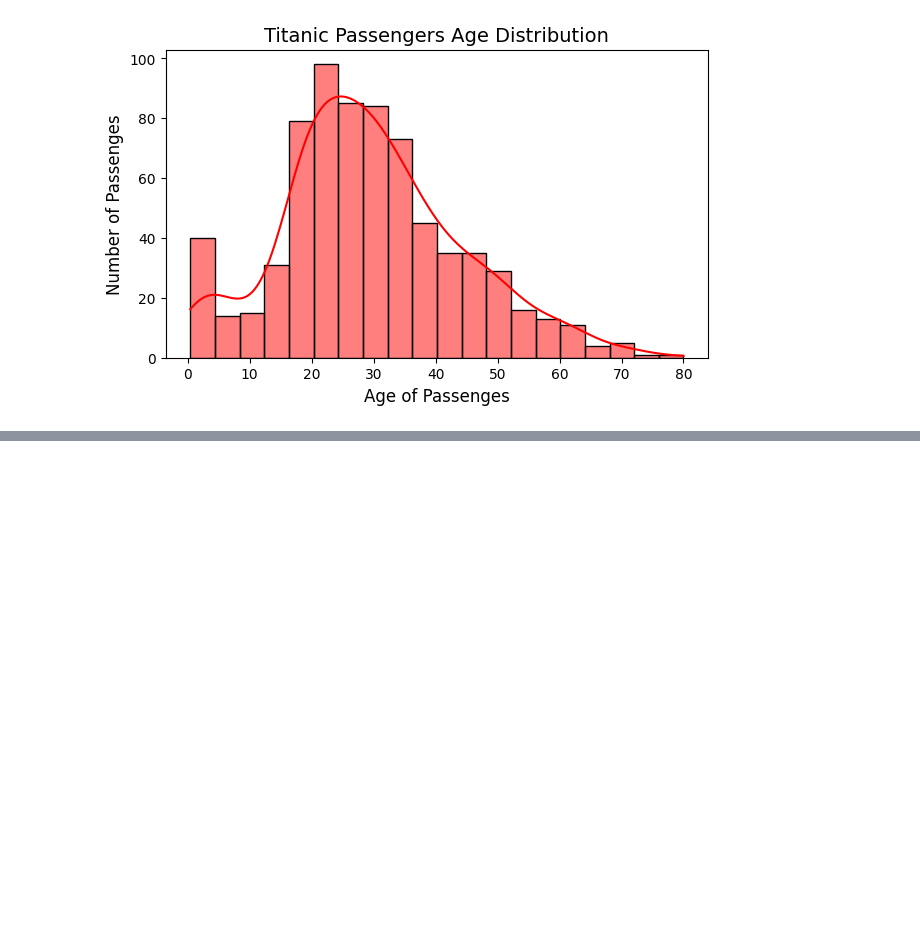
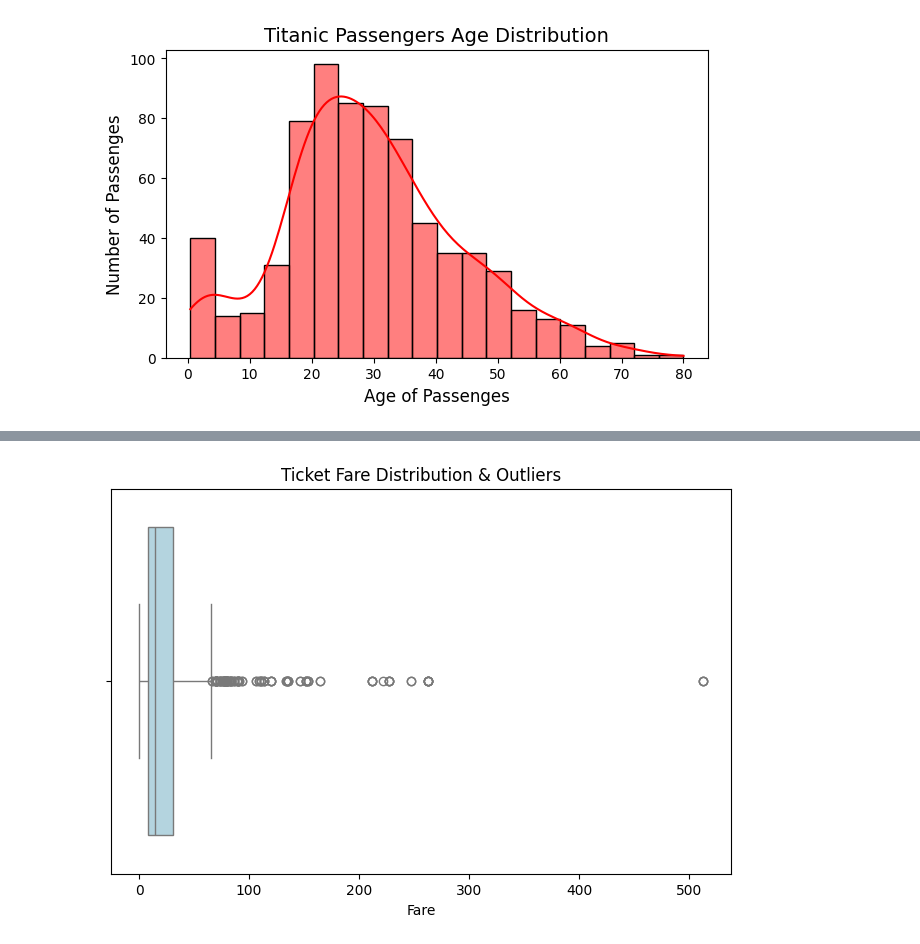
Before and after one commit to Pratham1845/Aiml-training, a Jupyter notebook: day12.ipynb, the cells around one changed output, grey strips where cells are left out. Drawn from its saved outputs; the diff is of its cells as text; code cells hidden in the pictures; blank space fills up the shorter version.

```diff
--- a/day12.ipynb
+++ b/day12.ipynb
@@ -39,0 +51,7 @@ plt.show()
+# %%
+plt.figure(figsize=(8,5))
+sns.boxplot(data=df,x="Fare",color="lightblue")
+plt.title("Ticket Fare Distribution & Outliers")
+plt.show()
+# %% [output]
+[figure, added]
```
Also changed, not shown: parts of 3 cells of this notebook, 4 other files.
